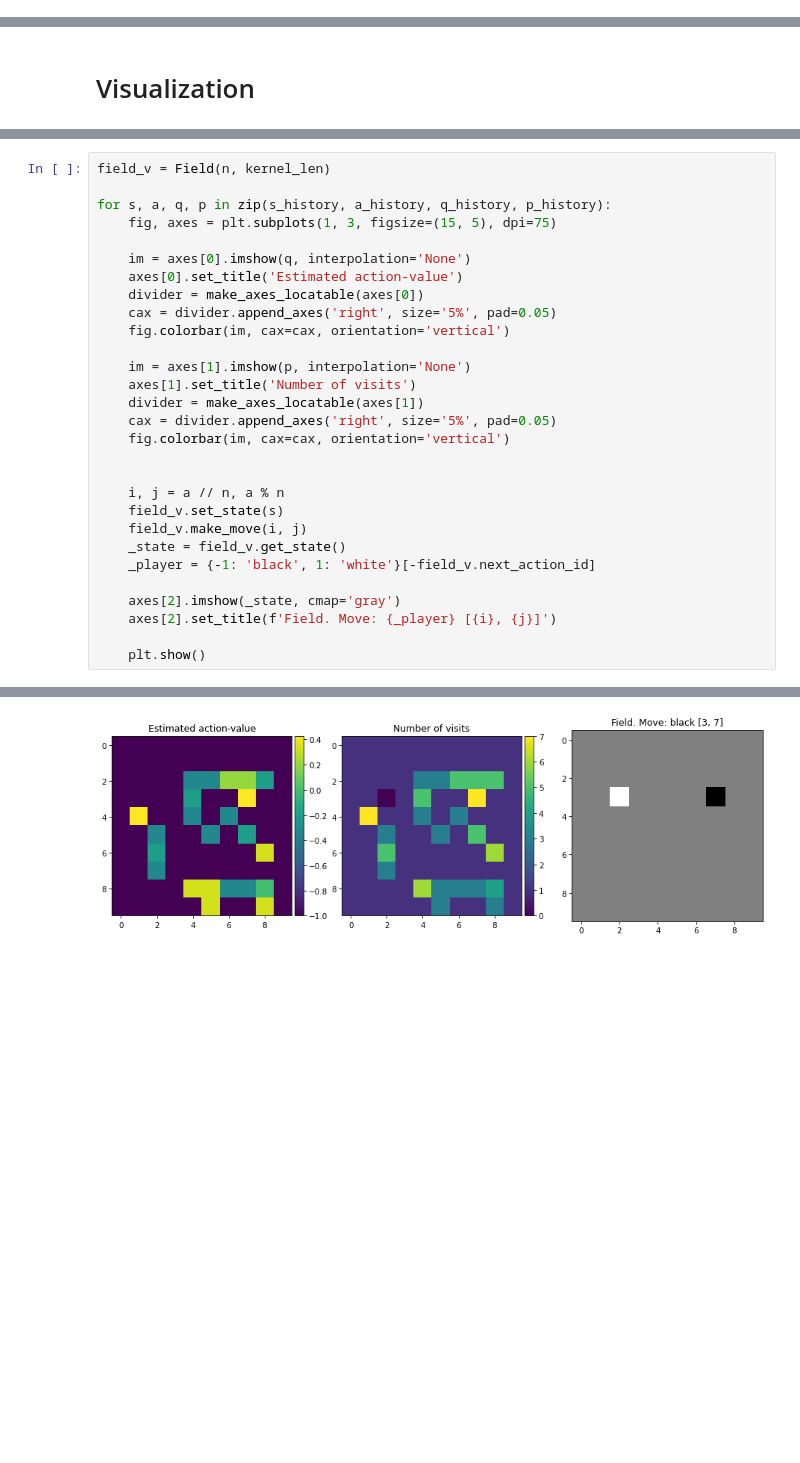
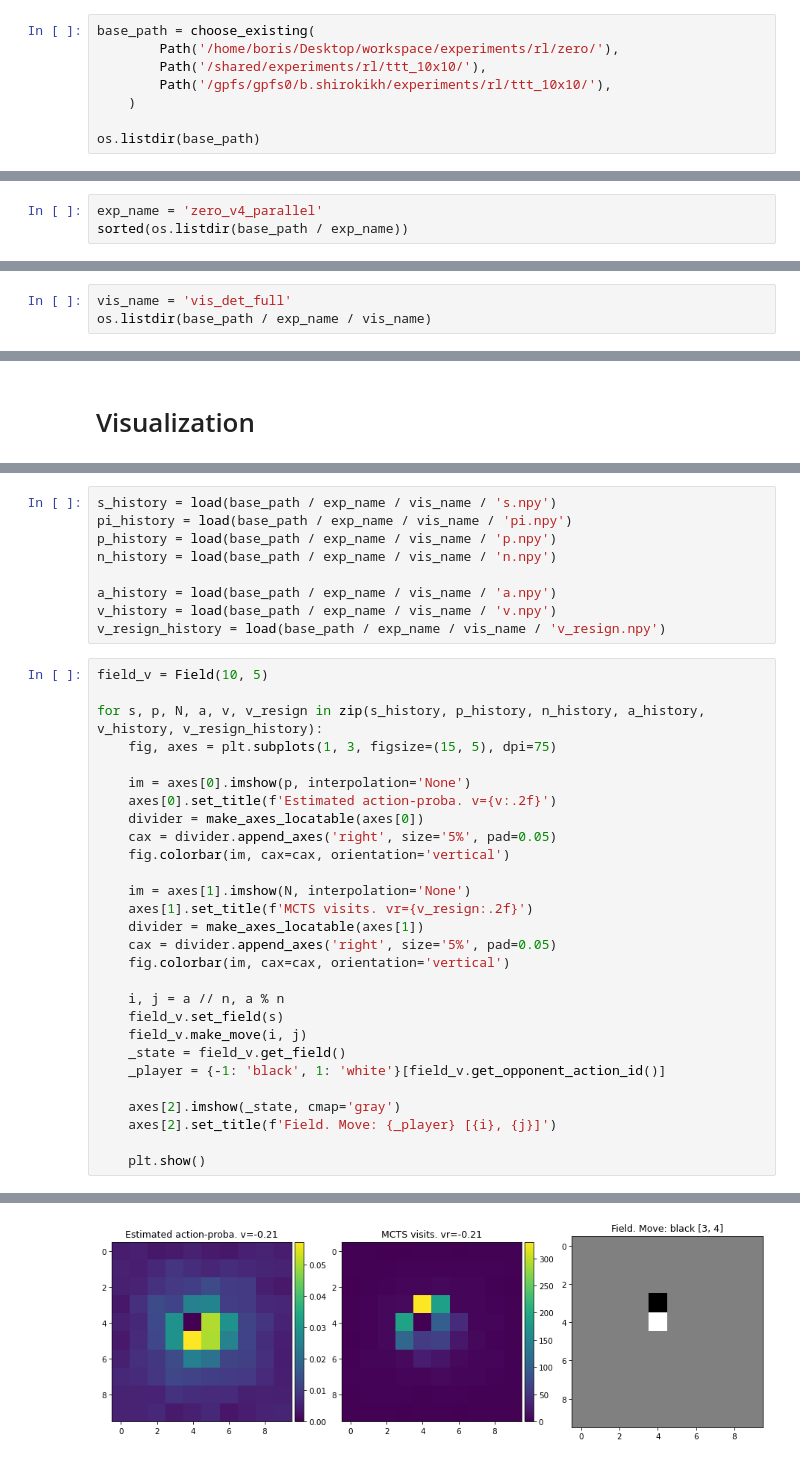
Before and after one commit to BorisShirokikh/neuro-xo, a Jupyter notebook: notebooks/visualization_10x10.ipynb, the cells around one changed output, grey strips where cells are left out. Saved outputs shown, nothing was run; the diff lists cells and outputs as text; blank space fills up the shorter version.

Commit message:
FEAT: update vis; add full search option; clean up notebooks

```diff
--- a/notebooks/visualization_10x10.ipynb
+++ b/notebooks/visualization_10x10.ipynb
@@ -40,0 +21,8 @@ os.listdir(Q_EXP_PATH)
+# %%
+base_path = choose_existing(
+        Path('/home/boris/Desktop/workspace/experiments/rl/zero/'),
+        Path('/shared/experiments/rl/ttt_10x10/'),
+        Path('/gpfs/gpfs0/b.shirokikh/experiments/rl/ttt_10x10/'),
+    )
+
+os.listdir(base_path)
@@ -40,0 +31,3 @@ os.listdir(Q_EXP_PATH)
+# %%
+exp_name = 'zero_v4_parallel'
+sorted(os.listdir(base_path / exp_name))
@@ -40,0 +52,3 @@ os.listdir(Q_EXP_PATH)
+# %%
+vis_name = 'vis_det_full'
+os.listdir(base_path / exp_name / vis_name)
@@ -68,27 +59,35 @@ Consider using one of the following signatures instead:
+# %%
+s_history = load(base_path / exp_name / vis_name / 's.npy')
+pi_history = load(base_path / exp_name / vis_name / 'pi.npy')
+p_history = load(base_path / exp_name / vis_name / 'p.npy')
+n_history = load(base_path / exp_name / vis_name / 'n.npy')
+
+a_history = load(base_path / exp_name / vis_name / 'a.npy')
+v_history = load(base_path / exp_name / vis_name / 'v.npy')
+v_resign_history = load(base_path / exp_name / vis_name / 'v_resign.npy')
 # %%
-field_v = Field(n, kernel_len)
+field_v = Field(10, 5)
 
-for s, a, q, p in zip(s_history, a_history, q_history, p_history):
+for s, p, N, a, v, v_resign in zip(s_history, p_history, n_history, a_history, v_history, v_resign_history):
     fig, axes = plt.subplots(1, 3, figsize=(15, 5), dpi=75)
 
-    im = axes[0].imshow(q, interpolation='None')
-    axes[0].set_title('Estimated action-value')
+    im = axes[0].imshow(p, interpolation='None')
+    axes[0].set_title(f'Estimated action-proba. v={v:.2f}')
     divider = make_axes_locatable(axes[0])
     cax = divider.append_axes('right', size='5%', pad=0.05)
     fig.colorbar(im, cax=cax, orientation='vertical')
 
-    im = axes[1].imshow(p, interpolation='None')
-    axes[1].set_title('Number of visits')
+    im = axes[1].imshow(N, interpolation='None')
+    axes[1].set_title(f'MCTS visits. vr={v_resign:.2f}')
     divider = make_axes_locatable(axes[1])
     cax = divider.append_axes('right', size='5%', pad=0.05)
     fig.colorbar(im, cax=cax, orientation='vertical')
 
-
     i, j = a // n, a % n
-    field_v.set_state(s)
+    field_v.set_field(s)
     field_v.make_move(i, j)
-    _state = field_v.get_state()
-    _player = {-1: 'black', 1: 'white'}[-field_v.next_action_id]
+    _state = field_v.get_field()
+    _player = {-1: 'black', 1: 'white'}[field_v.get_opponent_action_id()]
 
     axes[2].imshow(_state, cmap='gray')
     axes[2].set_title(f'Field. Move: {_player} [{i}, {j}]')
@@ -99 +98 @@ for s, a, q, p in zip(s_history, a_history, q_history, p_history):
-[figure, old version]
+[figure, new version]
```
Also changed, not shown: parts of 22 cells of this notebook, 6 other files.
